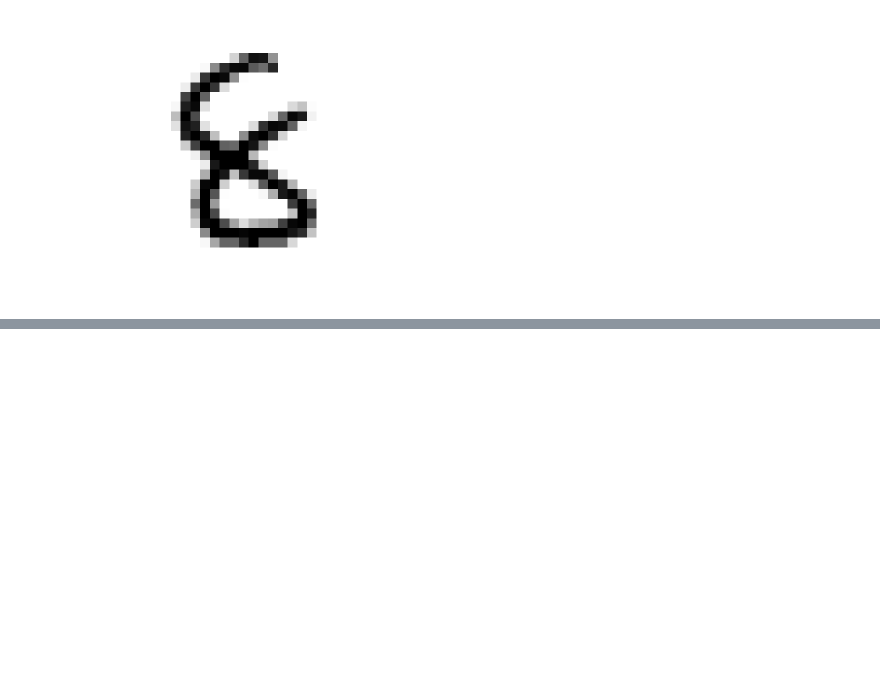
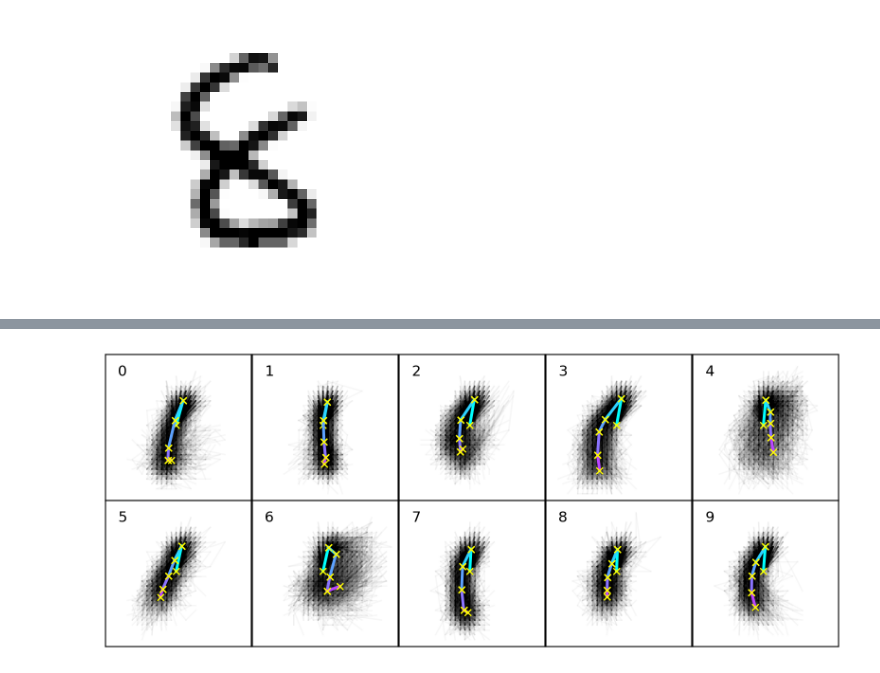
Before and after one commit to stockeh/memory-sequential-attention, a Jupyter notebook: notebooks/mnist_attn.ipynb, the cells around one changed output, grey strips where cells are left out. Cells and saved outputs as stored; diff of their text form; code cells hidden in the pictures; blank space fills up the shorter version.

```diff
--- a/notebooks/mnist_attn.ipynb
+++ b/notebooks/mnist_attn.ipynb
@@ -164,0 +209,38 @@ plt.savefig(filename, dpi=300, bbox_inches='tight')
+# %%
+filename = os.path.join(plot_dir, model_name, 'mnist_trajectories3.pdf') # pdf
+
+fig, axs = plt.subplots(2,5, figsize=(10,4), sharex=True, sharey=True, gridspec_kw={'hspace': 0, 'wspace': 0})
+axs = axs.ravel()
+z = np.zeros((glimpses.shape[1], glimpses.shape[2]))
+for c in range(10):
+    inds = np.where(output[:, 0] == c)[0]
+    ax = axs[c]
+    ax.imshow(z, cmap='gray_r')
+    xy = ls[:,inds] + g // 2 # centered on each glimpse
+
+    for s in range(xy.shape[1]):
+        for j, (start, stop) in enumerate(zip(xy[:-1,s], xy[1:,s])):
+            x, y = zip(start, stop)
+            ax.plot(x, y, '-', color='k', linewidth=1., alpha=0.03)
+
+    xy = xy.mean(1)
+    cmap=plt.cm.cool
+    color = [cmap(i*2) for i in np.linspace(0, 1, xy.size)]
+    for j, (start, stop) in enumerate(zip(xy[:-1], xy[1:])):
+        x, y = zip(start, stop)
+        ax.plot(x, y, 'x-', color=color[j],
+                linewidth=2.2, markersize=5, mew=1, mec='yellow')
+    ax.text(3,3, f'{c}', color='k', fontsize=11, ha='center', va='center')
+    # if c != 0:
+    #     ax.axis('off')
+    # else:
+    ax.set_xticks([])
+    ax.set_yticks([])
+    ax.set_xticklabels([])
+    ax.set_yticklabels([])
+
+# fig.tight_layout()
+
+plt.savefig(filename, dpi=300, bbox_inches='tight')
+# %% [output]
+[figure, added]
```
Also changed, not shown: parts of 5 cells of this notebook, 19 other files.
